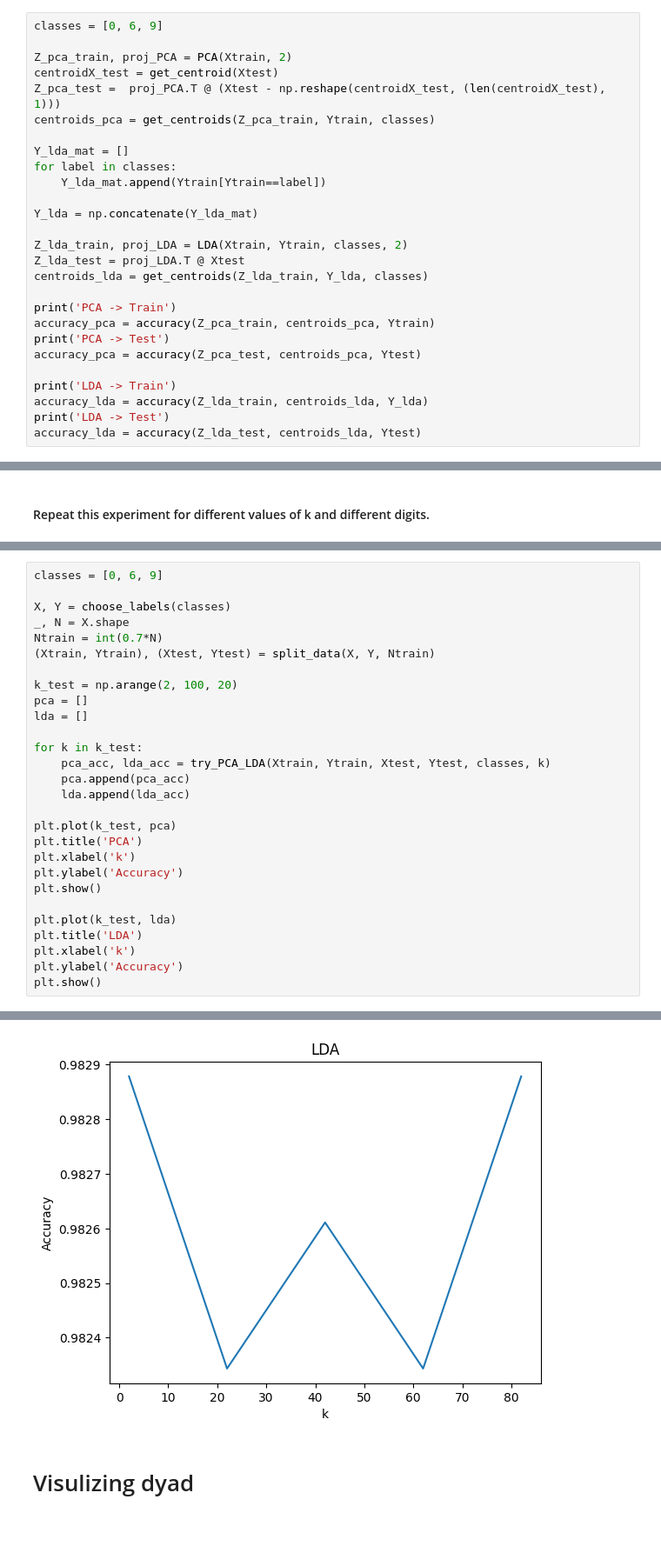
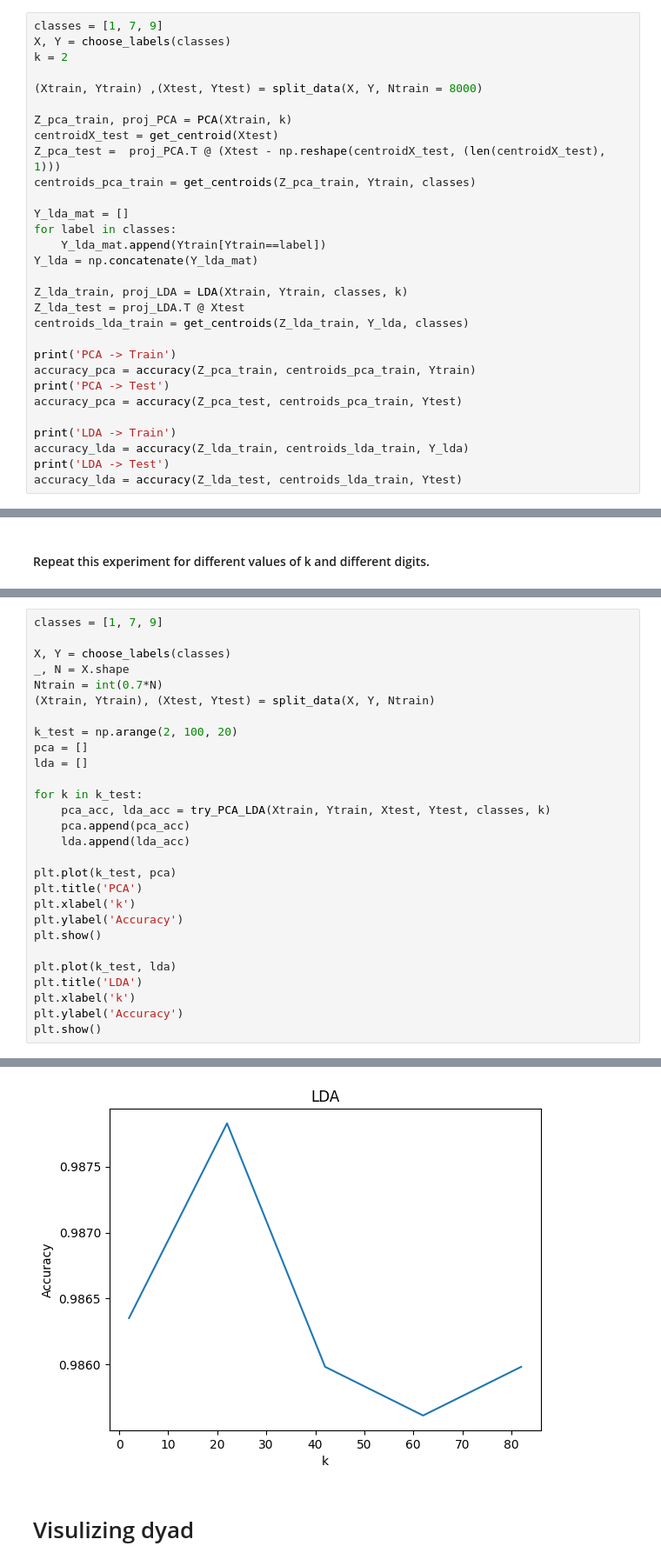
Before and after one commit to ChiaraAngileri/SMM_lab, a Jupyter notebook: Homework2 - no comments.ipynb, the cells around one changed output, grey strips where cells are left out. Shown at 87% size. Cells and saved outputs as stored; diff of their text form; blank space fills up the shorter version.

```diff
--- a/Homework2 - no comments.ipynb
+++ b/Homework2 - no comments.ipynb
@@ -340,31 +358,34 @@ def accuracy(X, centroids, Y):
 
     return correctness
 # %%
-classes = [0, 6, 9]
+classes = [1, 7, 9]
+X, Y = choose_labels(classes)
+k = 2
 
-Z_pca_train, proj_PCA = PCA(Xtrain, 2)
+(Xtrain, Ytrain) ,(Xtest, Ytest) = split_data(X, Y, Ntrain = 8000)
+
+Z_pca_train, proj_PCA = PCA(Xtrain, k)
 centroidX_test = get_centroid(Xtest)
 Z_pca_test =  proj_PCA.T @ (Xtest - np.reshape(centroidX_test, (len(centroidX_test), 1)))
-centroids_pca = get_centroids(Z_pca_train, Ytrain, classes)
+centroids_pca_train = get_centroids(Z_pca_train, Ytrain, classes)
 
 Y_lda_mat = []
 for label in classes:
     Y_lda_mat.append(Ytrain[Ytrain==label])
-
 Y_lda = np.concatenate(Y_lda_mat)
 
-Z_lda_train, proj_LDA = LDA(Xtrain, Ytrain, classes, 2)
+Z_lda_train, proj_LDA = LDA(Xtrain, Ytrain, classes, k)
 Z_lda_test = proj_LDA.T @ Xtest
-centroids_lda = get_centroids(Z_lda_train, Y_lda, classes)
+centroids_lda_train = get_centroids(Z_lda_train, Y_lda, classes)
 
 print('PCA -> Train')
-accuracy_pca = accuracy(Z_pca_train, centroids_pca, Ytrain)
+accuracy_pca = accuracy(Z_pca_train, centroids_pca_train, Ytrain)
 print('PCA -> Test')
-accuracy_pca = accuracy(Z_pca_test, centroids_pca, Ytest)
+accuracy_pca = accuracy(Z_pca_test, centroids_pca_train, Ytest)
 
 print('LDA -> Train')
-accuracy_lda = accuracy(Z_lda_train, centroids_lda, Y_lda)
+accuracy_lda = accuracy(Z_lda_train, centroids_lda_train, Y_lda)
 print('LDA -> Test')
-accuracy_lda = accuracy(Z_lda_test, centroids_lda, Ytest)
+accuracy_lda = accuracy(Z_lda_test, centroids_lda_train, Ytest)
 # %% [output]
 PCA -> Train
@@ -406,7 +427,7 @@ def try_PCA_LDA(Xtrain, Ytrain, Xtest, Ytest, classes, k):
 
     return (pca_acc, lda_acc)
 # %%
-classes = [0, 6, 9]
+classes = [1, 7, 9]
 
 X, Y = choose_labels(classes)
 _, N = X.shape
@@ -455,4 +476,4 @@ Percentage of correct classifications: 0.9828785446762975
-[figure, old version]
+[figure, new version]
 # %% [markdown]
 # Visulizing dyad
 # %%
```
Also changed, not shown: parts of 13 cells of this notebook.
